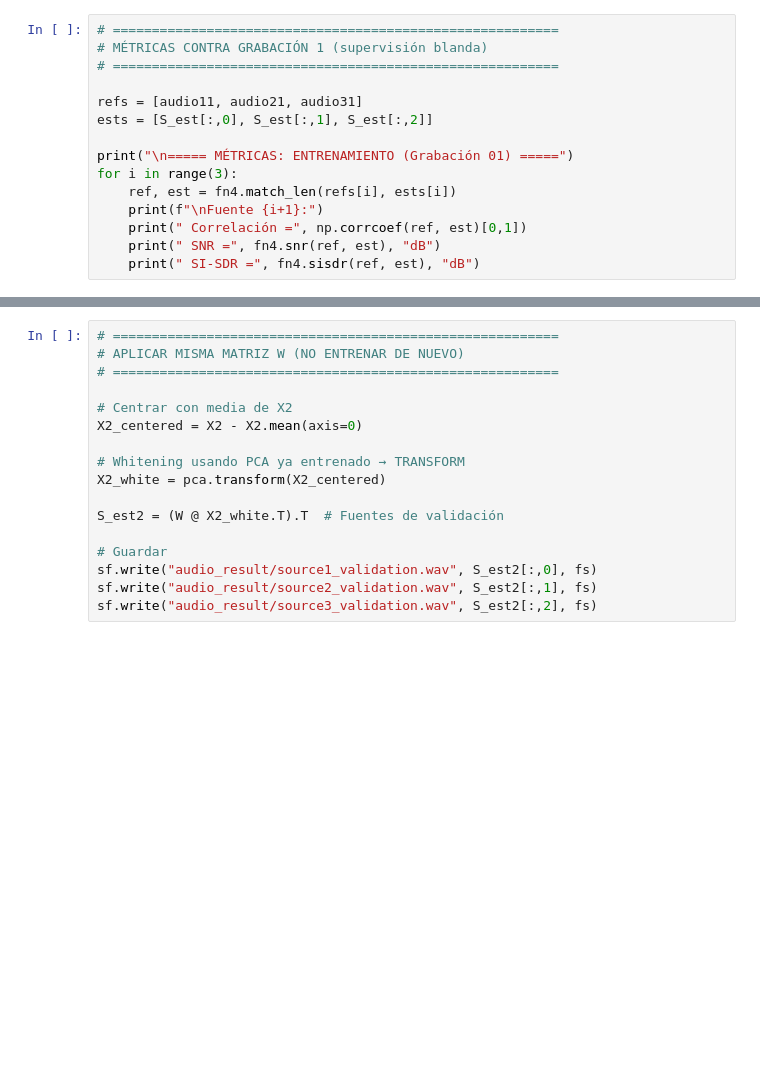
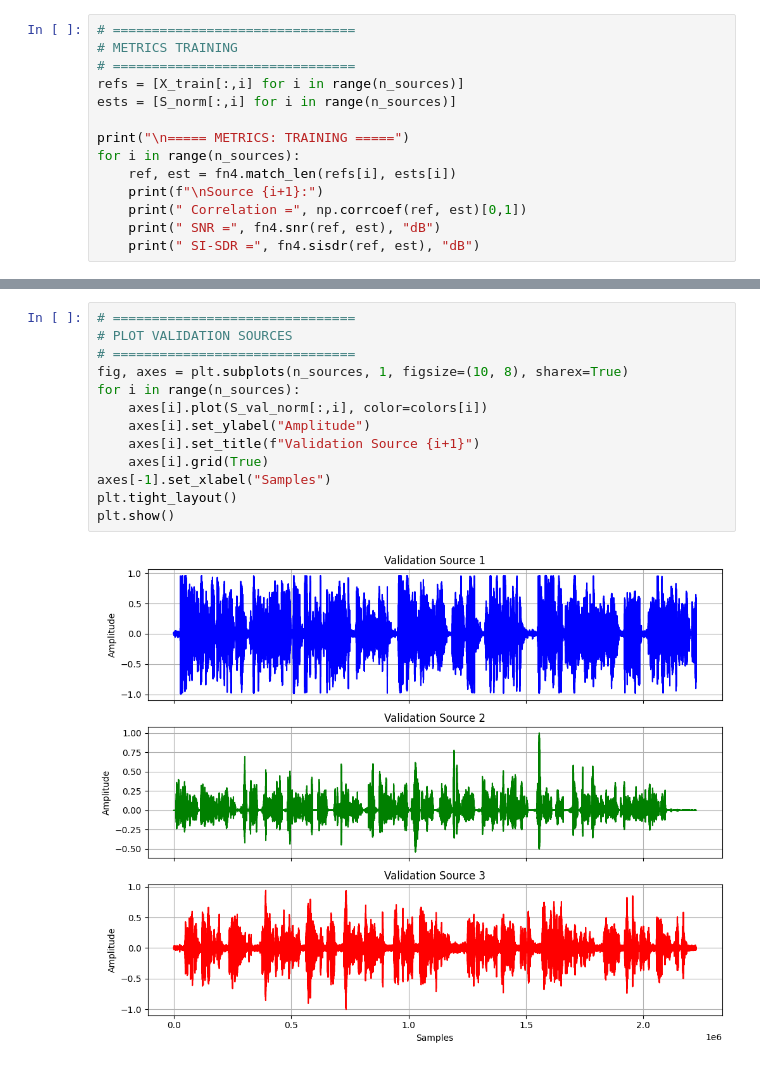
Before and after one commit to Bharragan/Assingment_2_AAST, a Jupyter notebook: problema_4_ica_audio/voice.ipynb, the cells around one changed output, grey strips where cells are left out. Drawn from its saved outputs; the diff is of its cells as text; blank space fills up the shorter version.

```diff
--- a/problema_4_ica_audio/voice.ipynb
+++ b/problema_4_ica_audio/voice.ipynb
@@ -72,16 +102,15 @@ plt.show()
 # %%
-# =========================================================
-# MÉTRICAS CONTRA GRABACIÓN 1 (supervisión blanda)
-# =========================================================
+# ===============================
+# METRICS TRAINING
+# ===============================
+refs = [X_train[:,i] for i in range(n_sources)]
+ests = [S_norm[:,i] for i in range(n_sources)]
 
-refs = [audio11, audio21, audio31]
-ests = [S_est[:,0], S_est[:,1], S_est[:,2]]
-
-print("\n===== MÉTRICAS: ENTRENAMIENTO (Grabación 01) =====")
-for i in range(3):
+print("\n===== METRICS: TRAINING =====")
+for i in range(n_sources):
     ref, est = fn4.match_len(refs[i], ests[i])
-    print(f"\nFuente {i+1}:")
-    print(" Correlación =", np.corrcoef(ref, est)[0,1])
+    print(f"\nSource {i+1}:")
+    print(" Correlation =", np.corrcoef(ref, est)[0,1])
     print(" SNR =", fn4.snr(ref, est), "dB")
     print(" SI-SDR =", fn4.sisdr(ref, est), "dB")
 # %% [output]
@@ -117,18 +152,16 @@ Forma mezcla (grabación 2): (2223813, 3)
 # %%
-# =========================================================
-# APLICAR MISMA MATRIZ W (NO ENTRENAR DE NUEVO)
-# =========================================================
-
-# Centrar con media de X2
-X2_centered = X2 - X2.mean(axis=0)
-
-# Whitening usando PCA ya entrenado → TRANSFORM
-X2_white = pca.transform(X2_centered)
-
-S_est2 = (W @ X2_white.T).T  # Fuentes de validación
-
-# Guardar
-sf.write("audio_result/source1_validation.wav", S_est2[:,0], fs)
-sf.write("audio_result/source2_validation.wav", S_est2[:,1], fs)
-sf.write("audio_result/source3_validation.wav", S_est2[:,2], fs)
+# ===============================
+# PLOT VALIDATION SOURCES
+# ===============================
+fig, axes = plt.subplots(n_sources, 1, figsize=(10, 8), sharex=True)
+for i in range(n_sources):
+    axes[i].plot(S_val_norm[:,i], color=colors[i])
+    axes[i].set_ylabel("Amplitude")
+    axes[i].set_title(f"Validation Source {i+1}")
+    axes[i].grid(True)
+axes[-1].set_xlabel("Samples")
+plt.tight_layout()
+plt.show()
+# %% [output]
+[figure, added]
 # %%
```
Also changed, not shown: parts of 9 cells of this notebook, 7 other files.
